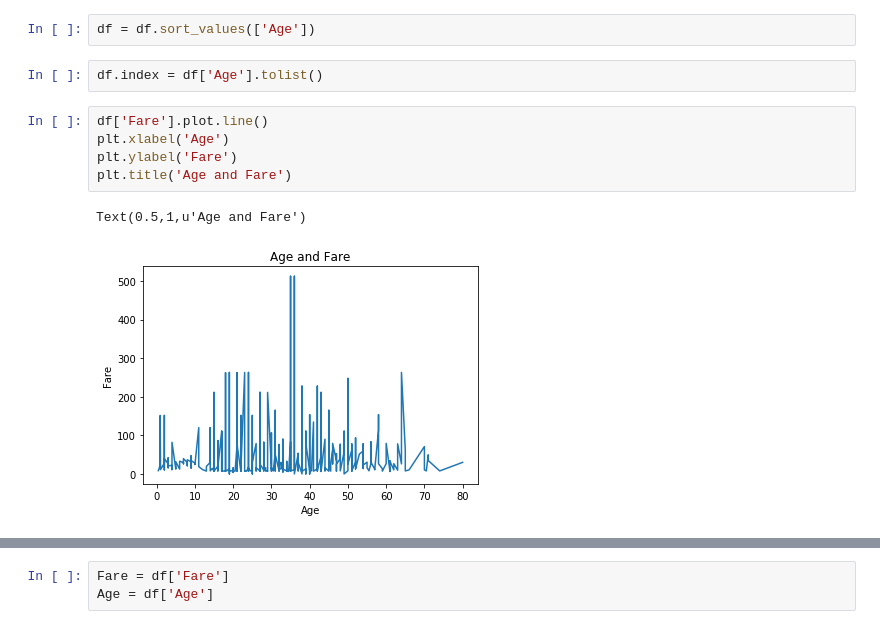
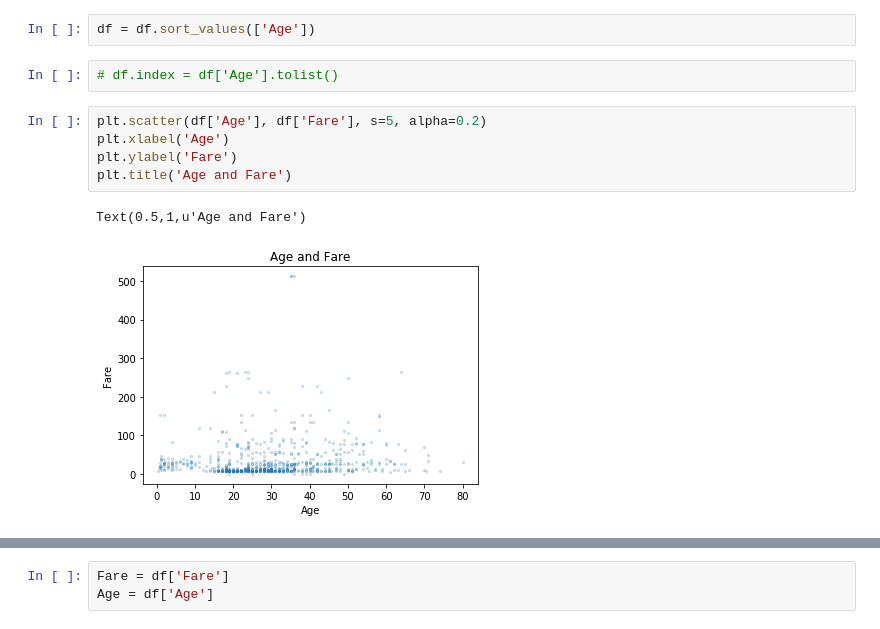
Before and after one commit to MartinSnow/ExploreData, a Jupyter notebook: ExploreData.ipynb, the cells around one changed output, grey strips where cells are left out. Drawn from its saved outputs; the diff is of its cells as text.

```diff
--- a/ExploreData.ipynb
+++ b/ExploreData.ipynb
@@ -202,12 +225,12 @@ Name: Survived, dtype: float64
 # %%
 df = df.sort_values(['Age'])
 # %%
-df.index = df['Age'].tolist()
+# df.index = df['Age'].tolist()
 # %%
-df['Fare'].plot.line()
+plt.scatter(df['Age'], df['Fare'], s=5, alpha=0.2)
 plt.xlabel('Age')
 plt.ylabel('Fare')
 plt.title('Age and Fare')
 # %% [output]
 Text(0.5,1,u'Age and Fare')
-[figure, old version]
+[figure, new version]
```
Also changed, not shown: parts of 9 cells of this notebook, 1 other file.
